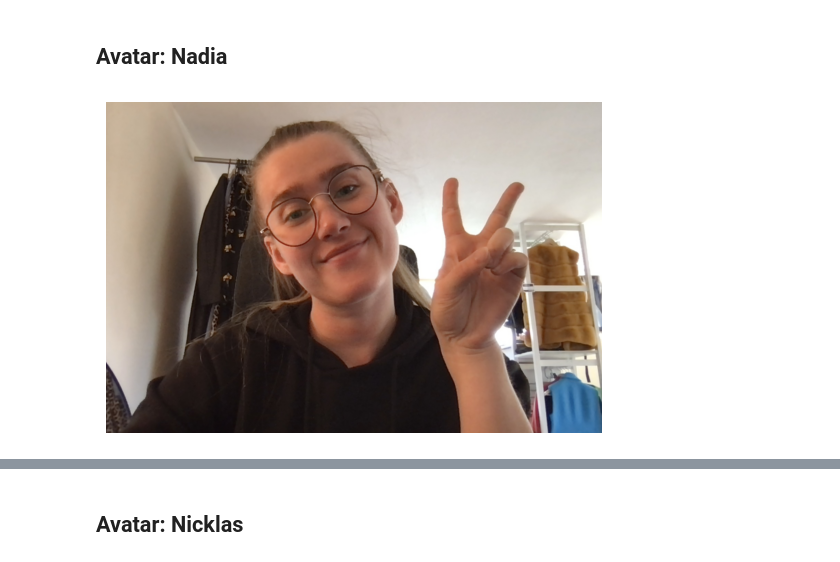
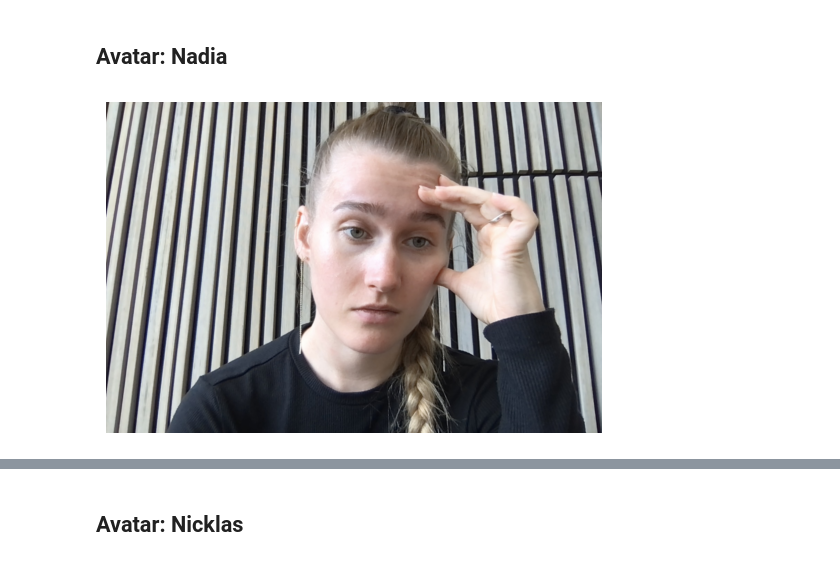
Before and after one commit to NadiaHolmlund/Semester_Project, a Jupyter notebook: Semester_Project_PoC_Datasets.ipynb, the cells around one changed output, grey strips where cells are left out. Cells and saved outputs as stored; diff of their text form; code cells hidden in the pictures.

```diff
--- a/Semester_Project_PoC_Datasets.ipynb
+++ b/Semester_Project_PoC_Datasets.ipynb
@@ -77,17 +69,17 @@ The datasets include webcam snapshots, information related to the users as well
 # %%
 # Displaying a webcam snapshot
 # Specifying the path to the image in Google Drive
-image_path = '/content/gdrive/MyDrive/Semester_Project/MoodTrackr DEMO/Nadia/Photo on 21-05-2023 at 14.01.jpg'
+image_path = '/content/gdrive/MyDrive/Semester_Project/MoodTrackr DEMO/Nadia/Photo on 31-05-2023 at 11.01 #1.jpg'
 
 # Opening the image using PIL
 img = Image.open(image_path)
 
 # Displaying the image using matplotlib
 plt.imshow(img)
 plt.axis('off')
 plt.show()
 # %% [output]
-[figure, old version]
+[figure, new version]
 # %%
 # Loading the webcam snapshots into a dataframe
 folder_path = '/content/gdrive/MyDrive/Semester_Project/MoodTrackr DEMO/Nadia'
```
Also changed, not shown: parts of 21 cells of this notebook.
